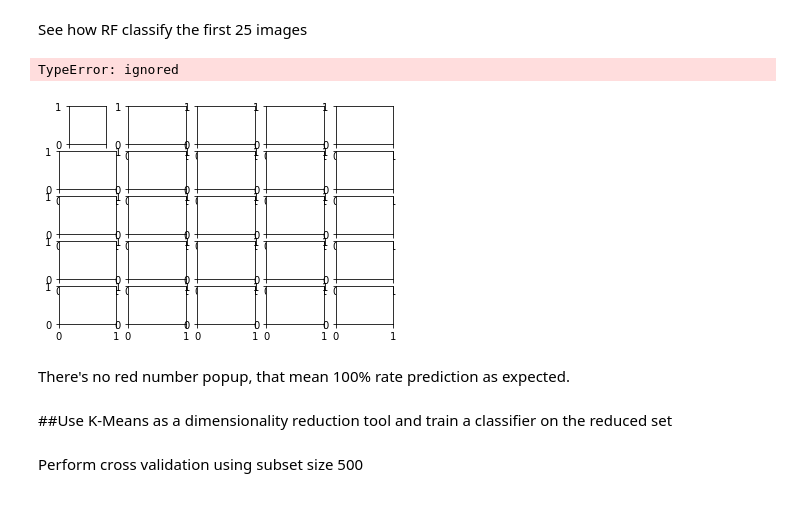
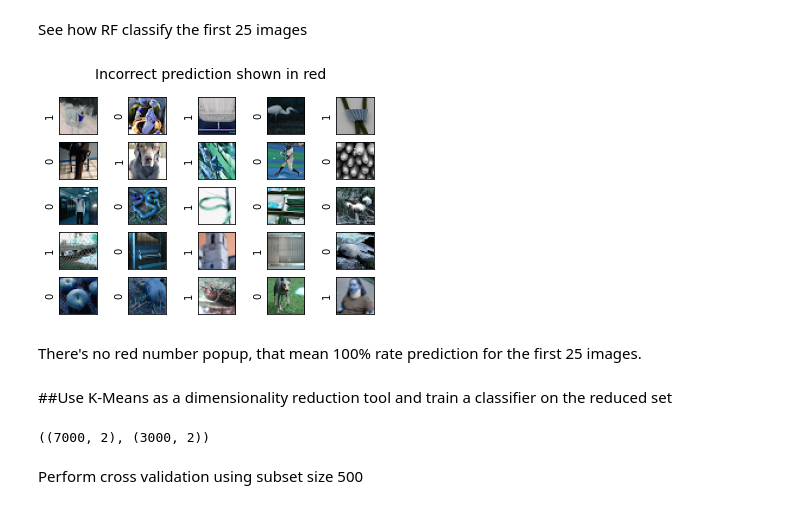
Before and after one commit to seansothey/DataScience-MachineLearning-Research, a Jupyter notebook: Project6_Unsupervised_Learning.ipynb, the cells around one changed output. Drawn from its saved outputs; the diff is of its cells as text; code cells hidden in the pictures.

```diff
--- a/Project6_Unsupervised_Learning.ipynb
+++ b/Project6_Unsupervised_Learning.ipynb
@@ -744,3 +1613,3 @@ plt.show()
 # %%
-X_coil100_train, X_coil100_test, y_coil100_train, y_coil100_test = train_test_split(X_coil100, y, test_size=0.3, shuffle = True, random_state=42)
+dsp_x_train, dsp_x_test, dsp_y_train, dsp_y_test = train_test_split(X_dsp_pca, y_dsp, test_size=0.3, shuffle = True, random_state=42)
 # %%
@@ -752,8 +1622,8 @@ Create the model and fit with the training set
 # %%
 from sklearn.ensemble import RandomForestClassifier
 
-RF_bridge = RandomForestClassifier(random_state=42)
-RF_bridge.fit(X_coil100_train, y_coil100_train)
+RF_dsp = RandomForestClassifier(random_state=42)
+RF_dsp.fit(dsp_x_train, dsp_y_train)
 # %% [output]
 RandomForestClassifier(bootstrap=True, ccp_alpha=0.0, class_weight=None,
                        criterion='gini', max_depth=None, max_features='auto',
@@ -778,6 +1648,6 @@ RF_bridge.score(X_coil100_test, y_coil100_test)
 # %% [markdown]
 See the predict score
 # %%
-y_pred = RF_bridge.predict(X_coil100)
+y_pred = RF_dsp.predict(X_dsp_pca)
 y_pred
 # %% [output]
@@ -792,0 +1661,3 @@ labels = str(np.arange(1, 101).tolist())
+# %%
+labels= np.unique(kmodel.labels_)
+labels
@@ -808,15 +1679,15 @@ See how RF classify the first 25 images
 # %%
 fig, ax = plt.subplots(5, 5)
 for i, axi in enumerate(ax.flat):
-    axi.imshow(os.path.join('data/coil100/imgs/coil-100', coil_100[i]))
+    axi.imshow(dsp_x[i])
     axi.set(xticks=[], yticks=[])
-    axi.set_ylabel(labels[y_pred[i]].split()[-1],
-                   color='black' if y_pred[i] == y[i] else 'red')
+    axi.set_ylabel(str(labels[y_pred[i]]).split()[-1],
+                   color='black' if y_pred[i] == y_dsp[i] else 'red')
 fig.suptitle('Incorrect prediction shown in red', size=14);
 # %% [output]
-TypeError: ignored
-[figure, old version]
+[figure, new version]
 # %% [markdown]
-There's no red number popup, that mean 100% rate prediction as expected.
+
+There's no red number popup, that mean 100% rate prediction for the first 25 images.
 # %% [markdown]
 ##Use K-Means as a dimensionality reduction tool and train a classifier on the reduced set
@@ -826,3 +1698,7 @@ X_test_coil100_reduced = best_model.transform(X_coil100_test)
+# %%
+X_train_reduced.shape,X_test_reduced.shape
+# %% [output]
+((7000, 2), (3000, 2))
 # %% [markdown]
 Perform cross validation using subset size 500
 # %%
```
Also changed, not shown: parts of 394 cells of this notebook.
